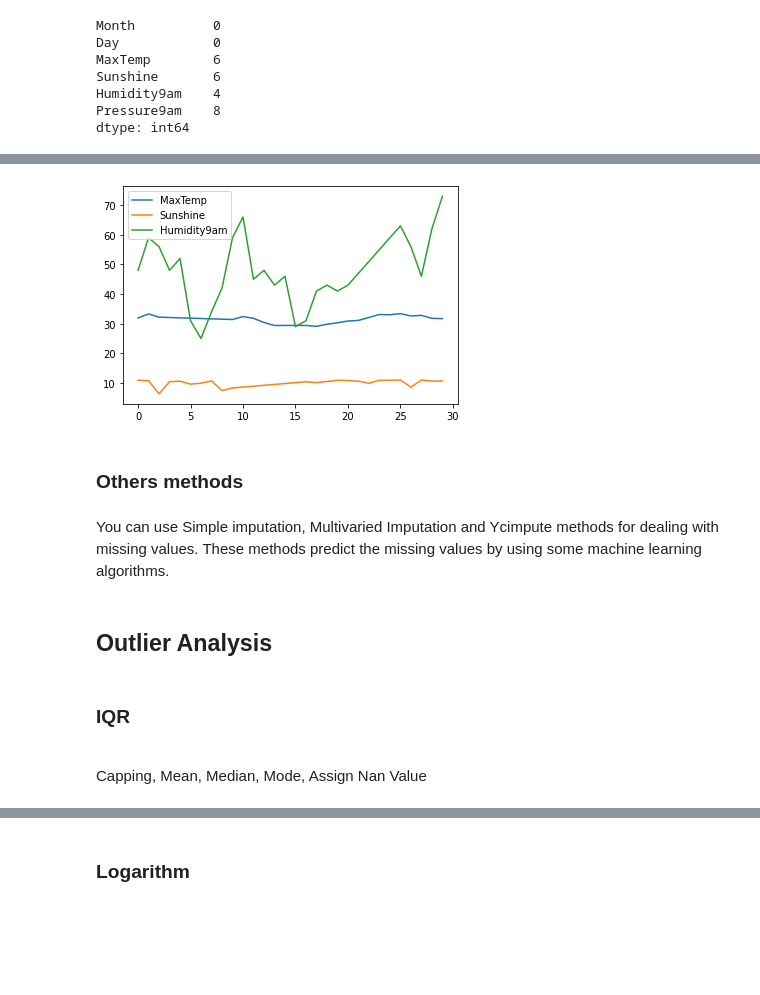
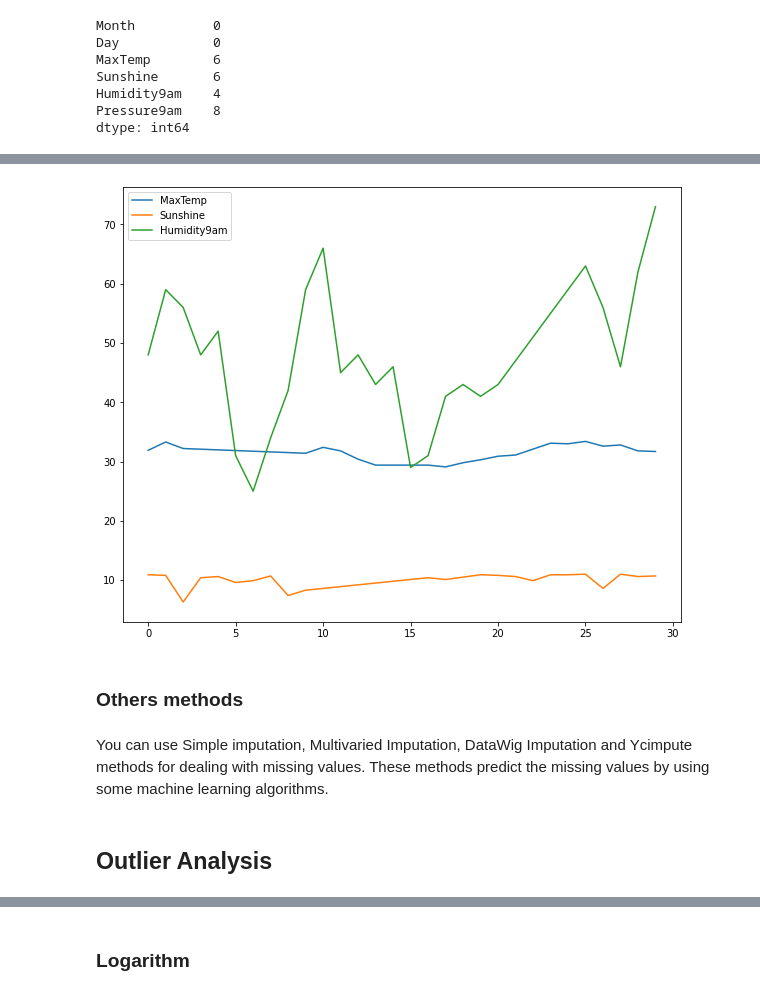
Before and after one commit to fidanfatih/Pycoders_Capstone, a Jupyter notebook: week_3_notebook_Fatih.ipynb, the cells around one changed output, grey strips where cells are left out. Cells and saved outputs as stored; diff of their text form; code cells hidden in the pictures; blank space fills up the shorter version.

```diff
--- a/week_3_notebook_Fatih.ipynb
+++ b/week_3_notebook_Fatih.ipynb
@@ -1457,16 +1036,13 @@ df[['MaxTemp','Sunshine','Humidity9am']].plot();
 # %%
-df2 = df.interpolate(method ='linear', limit_direction ='forward')
+df2 = df.interpolate(method ='linear')
 # method =‘nearest’, ‘zero’, ‘slinear’, ‘quadratic’, ‘cubic’, ‘spline’, ‘barycentric’, ‘polynomial’
 # %%
-df2[['MaxTemp','Sunshine','Humidity9am']].plot();
+df2[['MaxTemp','Sunshine','Humidity9am']].plot(figsize=(10,8));
 # %% [output]
-[figure, old version]
+[figure, new version]
 # %% [markdown]
 ### Others methods
 # %% [markdown]
-You can use Simple imputation, Multivaried Imputation and Ycimpute methods for dealing with missing values. These methods predict the missing values by using some machine learning algorithms.
+You can use Simple imputation, Multivaried Imputation, DataWig Imputation and Ycimpute methods for dealing with missing values. These methods predict the missing values by using some machine learning algorithms.
 # %% [markdown]
 ## Outlier Analysis
-# %% [markdown]
-### IQR
-<br>Capping, Mean, Median, Mode, Assign Nan Value
```
Also changed, not shown: parts of 231 cells of this notebook.
